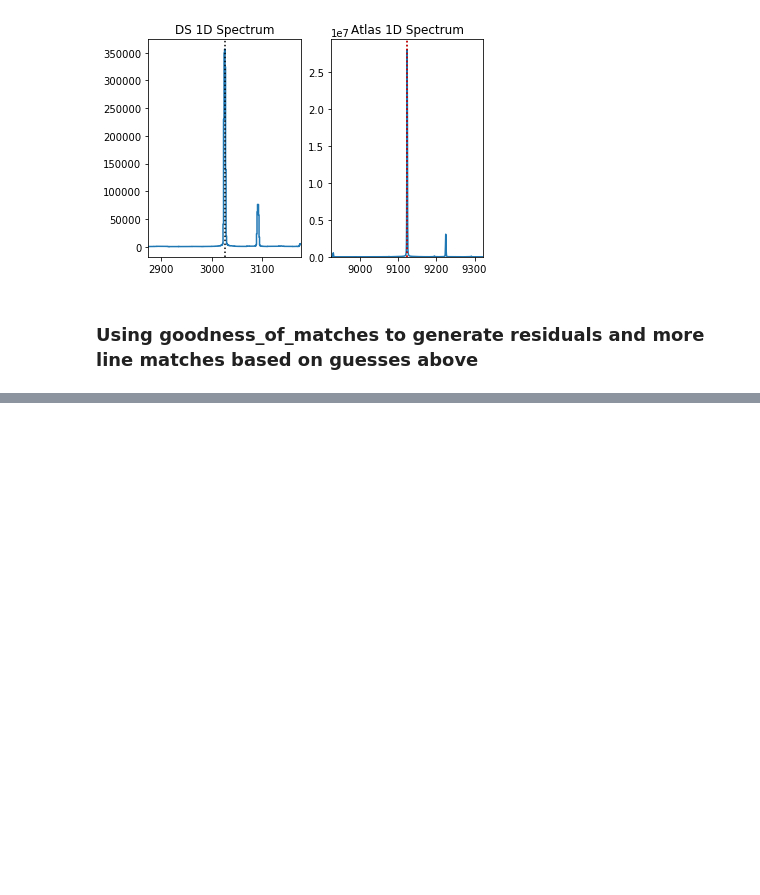
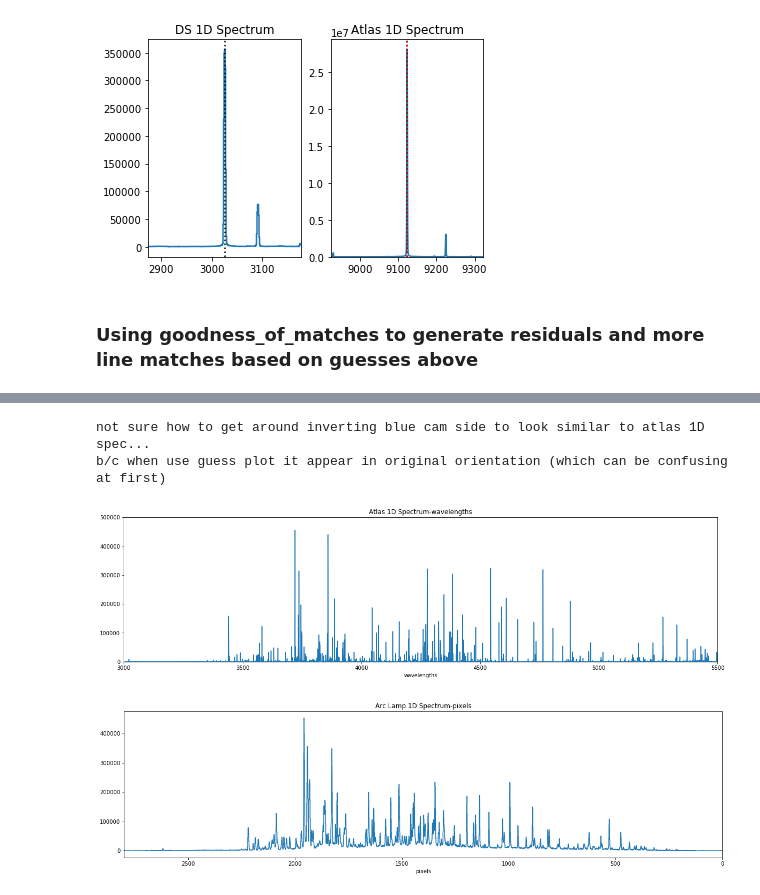
Before and after one commit to deerow22/data_reduction_scrap, a Jupyter notebook: Data_Reduction_Pipeline_middle.ipynb, the cells around one changed output, grey strips where cells are left out. Cells and saved outputs as stored; diff of their text form; code cells hidden in the pictures; blank space fills up the shorter version.

```diff
--- a/Data_Reduction_Pipeline_middle.ipynb
+++ b/Data_Reduction_Pipeline_middle.ipynb
@@ -190,0 +239,16 @@ Failed to find line ArI at wl=11106.44: "requested peak location is not in the s
+# %%
+all_side_files = '20170518/blue*.fits' #blueside
+atlasfiles = fits.open('fear.fits') #NOAO atlas #blueside
+arcfiles = '20170518/blue0011.fits' #blueside
+linelist = reduce_dblspec.FEAR_LINE_LIST #must be in this form cant use'fear.dat'--debug later
+
+specset_blue = dispersion(all_side_files, atlasfiles, arcfiles, linelist)
+
+
+print ('not sure how to get around inverting blue cam side to look similar to atlas 1D spec...''\n'
+       'b/c when use guess plot it appear in original orientation (which can be confusing at first)')
+# %% [output]
+not sure how to get around inverting blue cam side to look similar to atlas 1D spec...
+b/c when use guess plot it appear in original orientation (which can be confusing at first)
+[figure, added]
+[figure, added]
```
Also changed, not shown: parts of 13 cells of this notebook.
